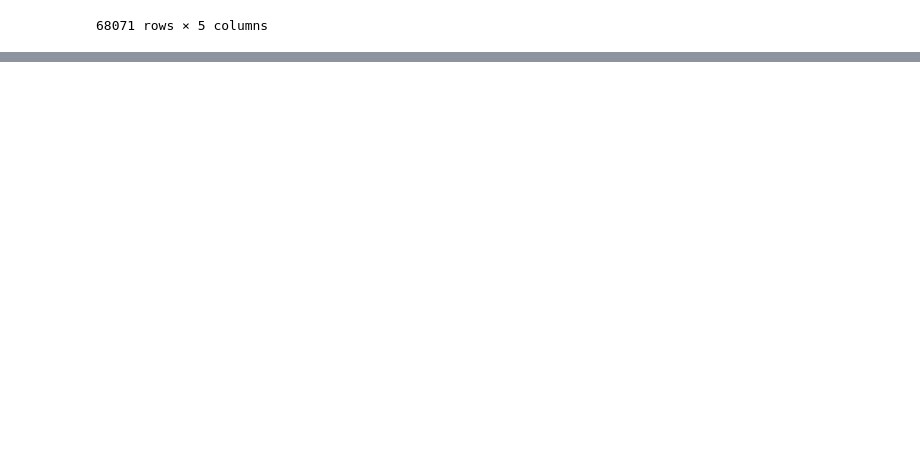
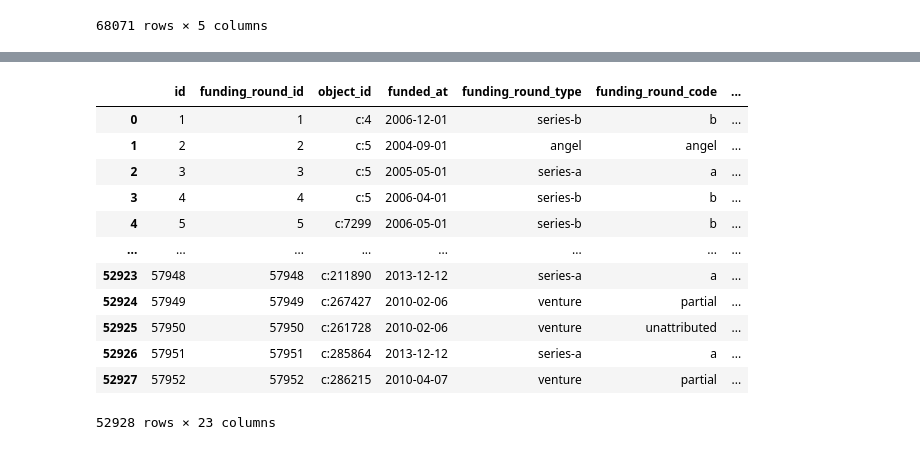
Before and after one commit to samuellau0802/COMP-4222-Project, a Jupyter notebook: data_formatting.ipynb, the cells around one changed output, grey strips where cells are left out. Cells and saved outputs as stored; diff of their text form; code cells hidden in the pictures; blank space fills up the shorter version.

Commit message:
finish formatting data, needed to be cleaned up.

```diff
--- a/data_formatting.ipynb
+++ b/data_formatting.ipynb
@@ -265,0 +414,17 @@ df_people
+# %%
+df_rounds = pd.read_csv("raw_data/funding_rounds.csv")
+df_rounds
+# %% [output]
+|  | id | funding_round_id | object_id | funded_at | funding_round_type | funding_round_code | ... |
+| 0 | 1 | 1 | c:4 | 2006-12-01 | series-b | b | ... |
+| 1 | 2 | 2 | c:5 | 2004-09-01 | angel | angel | ... |
+| 2 | 3 | 3 | c:5 | 2005-05-01 | series-a | a | ... |
+| 3 | 4 | 4 | c:5 | 2006-04-01 | series-b | b | ... |
+| 4 | 5 | 5 | c:7299 | 2006-05-01 | series-b | b | ... |
+| ... | ... | ... | ... | ... | ... | ... | ... |
+| 52923 | 57948 | 57948 | c:211890 | 2013-12-12 | series-a | a | ... |
+| 52924 | 57949 | 57949 | c:267427 | 2010-02-06 | venture | partial | ... |
+| 52925 | 57950 | 57950 | c:261728 | 2010-02-06 | venture | unattributed | ... |
+| 52926 | 57951 | 57951 | c:285864 | 2013-12-12 | series-a | a | ... |
+| 52927 | 57952 | 57952 | c:286215 | 2010-04-07 | venture | partial | ... |
+52928 rows × 23 columns
```
Also changed, not shown: parts of 28 cells of this notebook, 1 other file.
